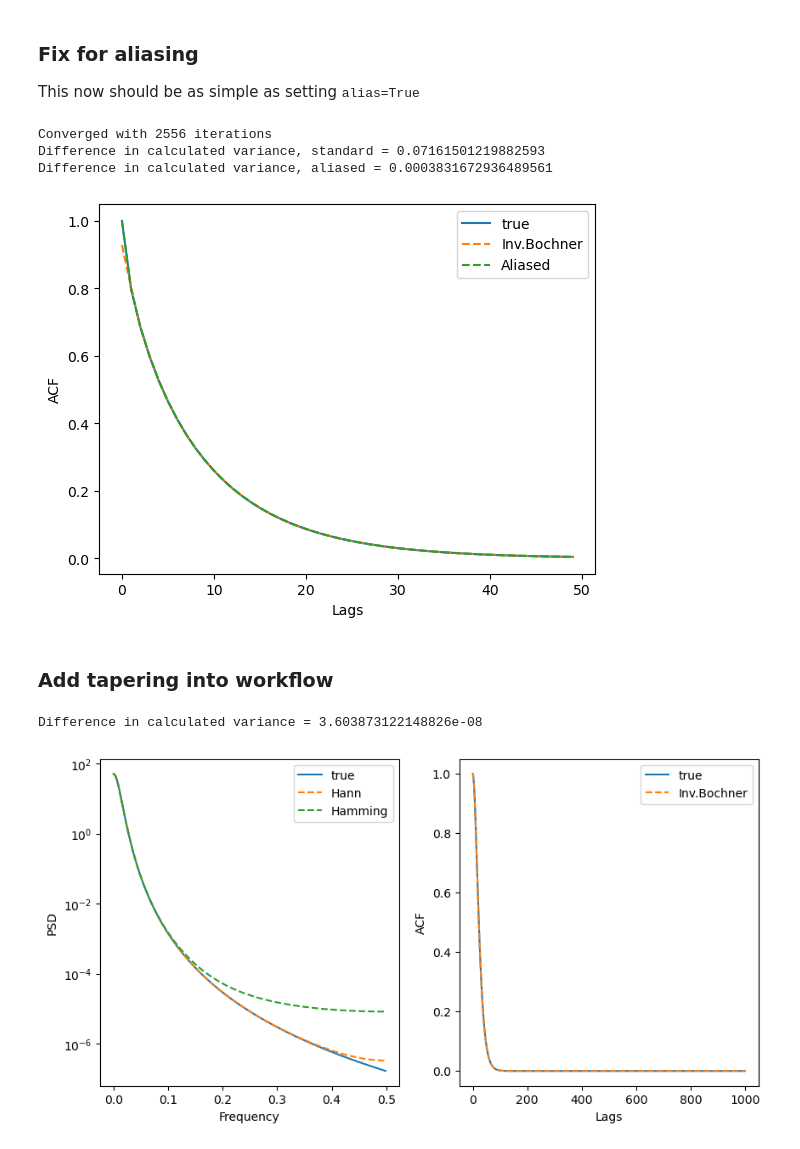
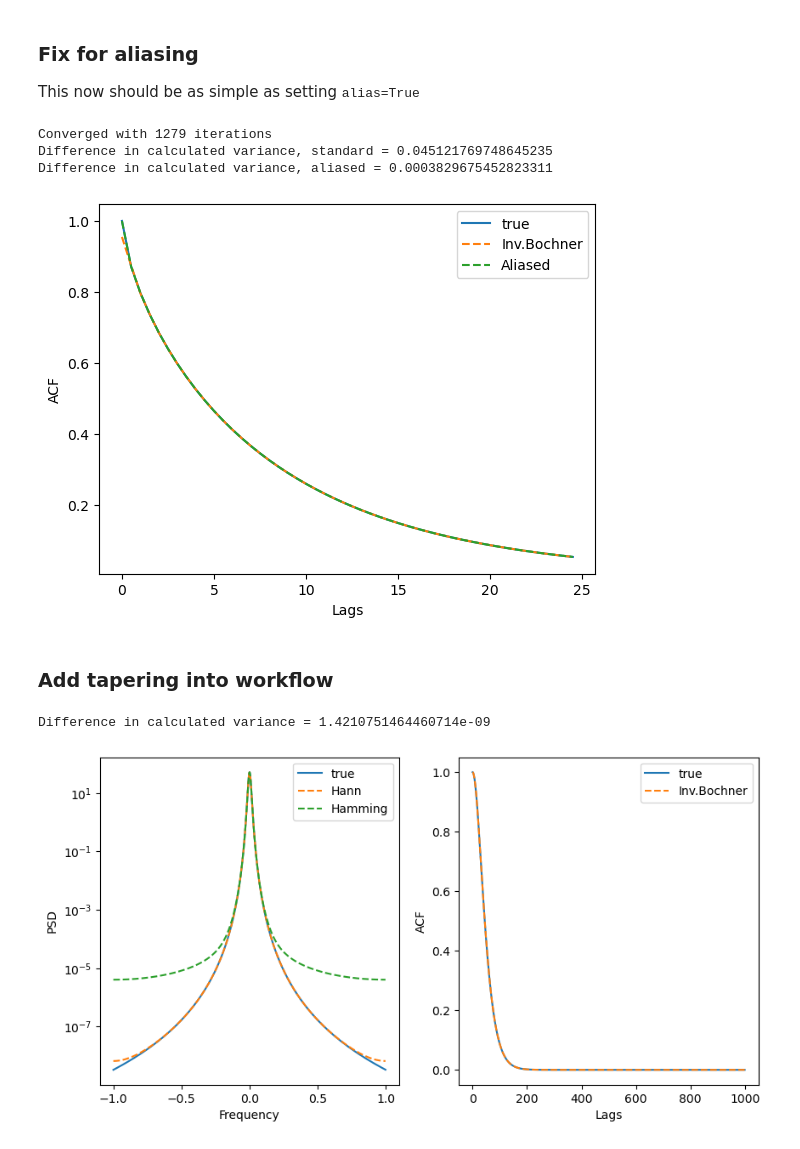
Before and after one commit to TIDE-ITRH/speccy, a Jupyter notebook: notebooks/01_bochner.ipynb, the cells around one changed output. Saved outputs shown, nothing was run; the diff lists cells and outputs as text; code cells hidden in the pictures.

```diff
--- a/notebooks/01_bochner.ipynb
+++ b/notebooks/01_bochner.ipynb
@@ -16,7 +19,9 @@ import sick_tricks as gary
 Select a parameterisation where aliasing is not an issue. There is bias present here (as seen with the bias option in <tt>bochner</tt>).
 # %%
 n = 1000
-ff = ut.calc_ff(n)
+delta = 0.5
+tt = ut.taus(n, delta)
+# ff = ut.calc_ff(n)
 noise = 0
 # %%
 params = [1, 5/6+1, 0.1]
@@ -95,7 +100,7 @@ Difference in calculated variance = 0.07161501219882593
 ### Fix for aliasing
 This now should be as simple as setting <tt>alias=True</tt>
 # %%
-taus, acf_aliased = gary.inv_bochner(psd.matern, params, n, alias=True, tol=1e-7)
+taus, acf_aliased = gary.inv_bochner(psd.matern, params, n, delta, alias=True, tol=1e-7)
 
 print("Difference in calculated variance, standard = " + str(acf_true[0] - acf_boch[0]))
 print("Difference in calculated variance, aliased = " + str(acf_true[0] - acf_aliased[0]))
@@ -107,10 +112,10 @@ plt.ylabel("ACF")
 plt.xlabel("Lags")
 plt.legend();
 # %% [output]
-Converged with 2556 iterations
-Difference in calculated variance, standard = 0.07161501219882593
-Difference in calculated variance, aliased = 0.0003831672936489561
+Converged with 1279 iterations
+Difference in calculated variance, standard = 0.045121769748645235
+Difference in calculated variance, aliased = 0.0003829675452823311
-[figure, old version]
+[figure, new version]
 # %% [markdown]
 ### Add tapering into workflow
 # %%
@@ -118,36 +123,36 @@ params = [1, 5/6+2, 0.1]
 
 h_hn = signal.windows.hann(n)
 h_hm = signal.windows.hamming(n)
 
-acf_true = acf.matern(np.arange(n), params);
+acf_true = acf.matern(tt, params);
 
-_, S_hn = gary.bochner(acf_true, h = h_hn)
-_, S_hm = gary.bochner(acf_true, h = h_hm)
+ff, S_hn = gary.bochner(acf_true, delta, h = h_hn)
+_, S_hm = gary.bochner(acf_true, delta, h = h_hm)
 S_true = psd.matern(ff, params)
 
-_, acf_calc = gary.inv_bochner(psd.matern, params, n)
+_, acf_calc = gary.inv_bochner(psd.matern, params, n, delta)
 
 # Error due to aliasing is apparent in variance
 print("Difference in calculated variance = " + str(acf_true[0] - acf_calc[0]))
 
 plt.figure(figsize = (10, 5))
 
 plt.subplot(121)
 plt.plot(ff, S_true, label="true")
 plt.plot(ff, S_hn, label="Hann", linestyle="dashed")
 plt.plot(ff, S_hm, label="Hamming", linestyle="dashed")
 plt.ylabel("PSD")
 plt.xlabel("Frequency")
 plt.yscale('log')
 
 plt.legend()
 
 plt.subplot(122)
 plt.plot(acf_true, label="true")
 plt.plot(acf_calc, label="Inv.Bochner", linestyle="dashed")
 plt.ylabel("ACF")
 plt.xlabel("Lags")
 plt.legend();
 # %% [output]
-Difference in calculated variance = 3.603873122148826e-08
+Difference in calculated variance = 1.4210751464460714e-09
-[figure, old version]
+[figure, new version]
```
Also changed, not shown: parts of 4 cells of this notebook, 3 other files.
